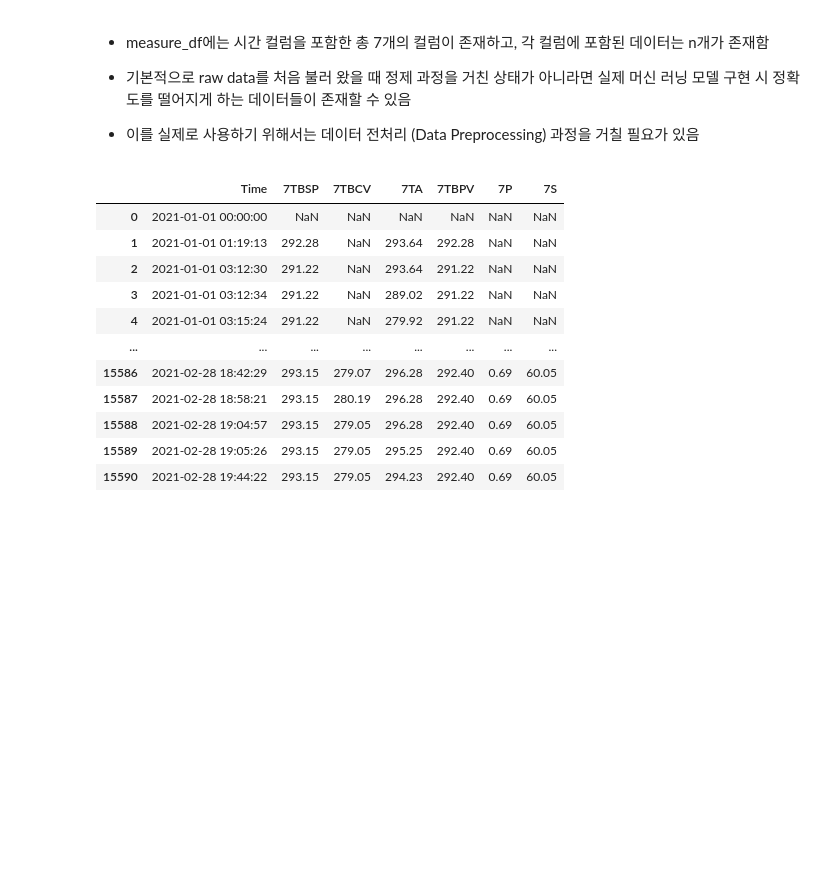
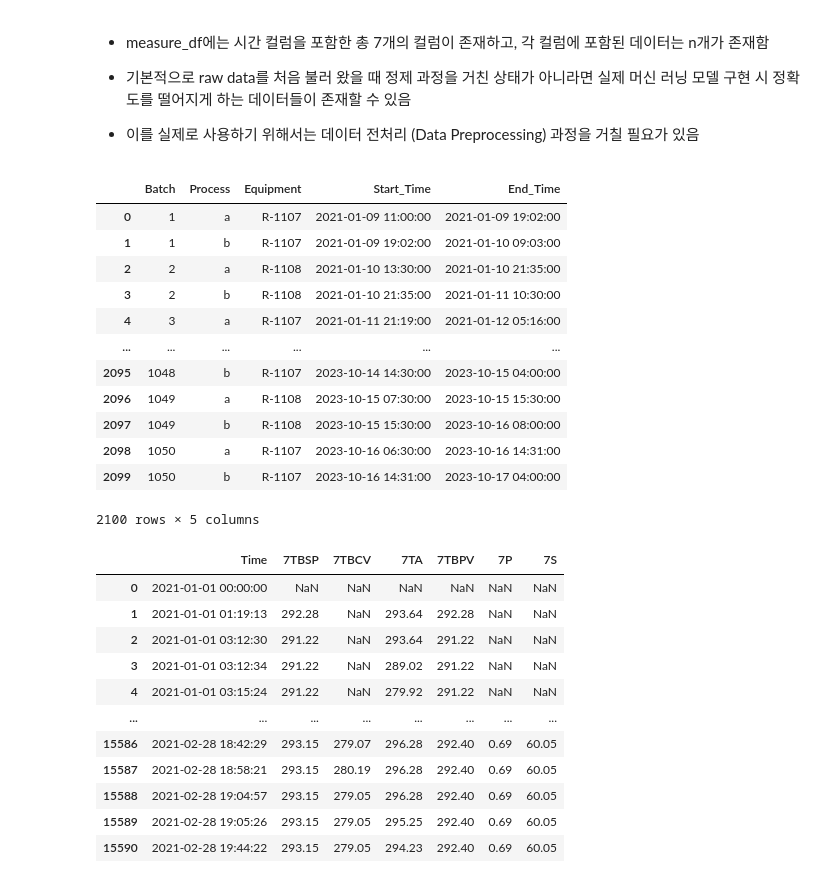
Before and after one commit to imbiotech/skbtML, a Jupyter notebook: k_pda_gmp_w_s.ipynb, the cells around one changed output. Cells and saved outputs as stored; diff of their text form; code cells hidden in the pictures; blank space fills up the shorter version.

```diff
--- a/k_pda_gmp_w_s.ipynb
+++ b/k_pda_gmp_w_s.ipynb
@@ -241,29 +243,48 @@ memory usage: 852.8+ KB
 - 이를 실제로 사용하기 위해서는 데이터 전처리 (Data Preprocessing) 과정을 거칠 필요가 있음
 # %%
 # 문자형 숫자 데이터를 숫자형으로 전환하기 위한 함수
-def StringToInt(a):
-    if a != "<null>":
-        return float(a)
+def StringToInt(x: str):
+    # 결측값인 <null>을 제외한 나머지 문자형 데이터를 숫자형으로 전환함
+    if x != "<null>":
+        return float(x)
 
 # 온도 관련 데이터를 Celcius에서 Kelvin으로 전환하기 위한 함수
-def CelciusToKelvin(a):
-    return a+273.15
+def CelciusToKelvin(x: float):
+    return x+273.15
 
-# 일시 관련 데이터를 양식 통일하기 위한 함수
+
+# 일시 관련 데이터를 양식 통일하기 위한 함수 및 해당 함수를 위해 datetime 라이브러리를 불러옴
 from datetime import datetime
-def StringToDate(a):
-    if type(a) == str:
-        if "/" in a:
-            return datetime.strptime(a, "%m/%d/%Y %H:%M:%S.%f").strftime("%Y-%m-%d %H:%M:%S")
+def StringToDate(x: str):
+    if type(x) == str:
+        if "/" in x:
+            return datetime.strptime(x, "%m/%d/%Y %H:%M:%S.%f").strftime("%Y-%m-%d %H:%M:%S")
         else:
-            return datetime.strptime(a, "%Y-%m-%d %H:%M").strftime("%Y-%m-%d %H:%M:%S")
+            return datetime.strptime(x, "%Y-%m-%d %H:%M").strftime("%Y-%m-%d %H:%M:%S")
 # %%
 # process_df 테이블 업데이트
 
 columns = process_df.columns
 
 for values in columns:
-    if
+    if "Time" in values:
+        process_df[values] = process_df[values].apply(StringToDate)
+
+process_df
+# %% [output]
+|  | Batch | Process | Equipment | Start_Time | End_Time |
+| 0 | 1 | a | R-1107 | 2021-01-09 11:00:00 | 2021-01-09 19:02:00 |
+| 1 | 1 | b | R-1107 | 2021-01-09 19:02:00 | 2021-01-10 09:03:00 |
+| 2 | 2 | a | R-1108 | 2021-01-10 13:30:00 | 2021-01-10 21:35:00 |
+| 3 | 2 | b | R-1108 | 2021-01-10 21:35:00 | 2021-01-11 10:30:00 |
+| 4 | 3 | a | R-1107 | 2021-01-11 21:19:00 | 2021-01-12 05:16:00 |
+| ... | ... | ... | ... | ... | ... |
+| 2095 | 1048 | b | R-1107 | 2023-10-14 14:30:00 | 2023-10-15 04:00:00 |
+| 2096 | 1049 | a | R-1108 | 2023-10-15 07:30:00 | 2023-10-15 15:30:00 |
+| 2097 | 1049 | b | R-1108 | 2023-10-15 15:30:00 | 2023-10-16 08:00:00 |
+| 2098 | 1050 | a | R-1107 | 2023-10-16 06:30:00 | 2023-10-16 14:31:00 |
+| 2099 | 1050 | b | R-1107 | 2023-10-16 14:31:00 | 2023-10-17 04:00:00 |
+2100 rows × 5 columns
 # %%
 # measure_df 테이블 업데이트
 
```
Also changed, not shown: parts of 9 cells of this notebook, 1 other file.
